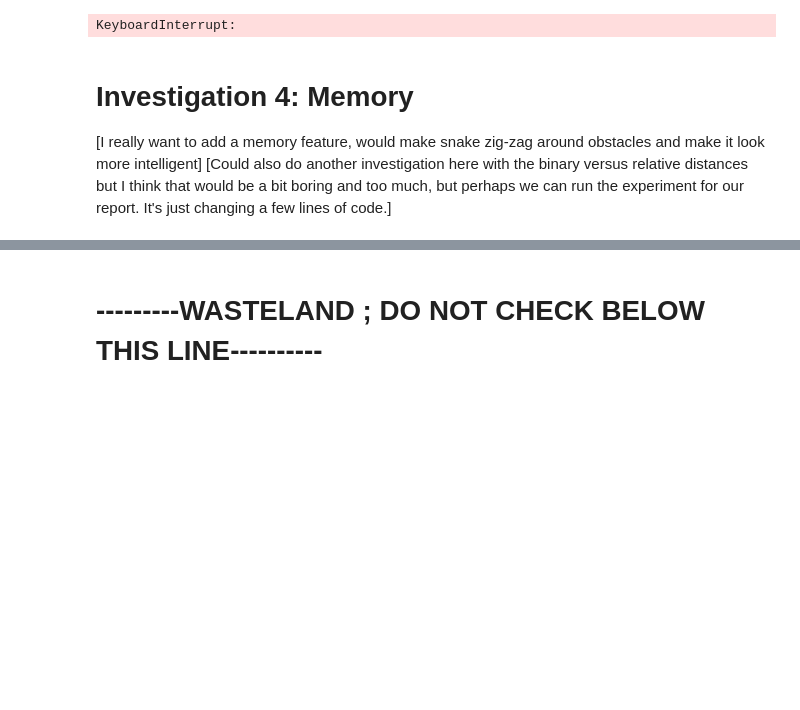
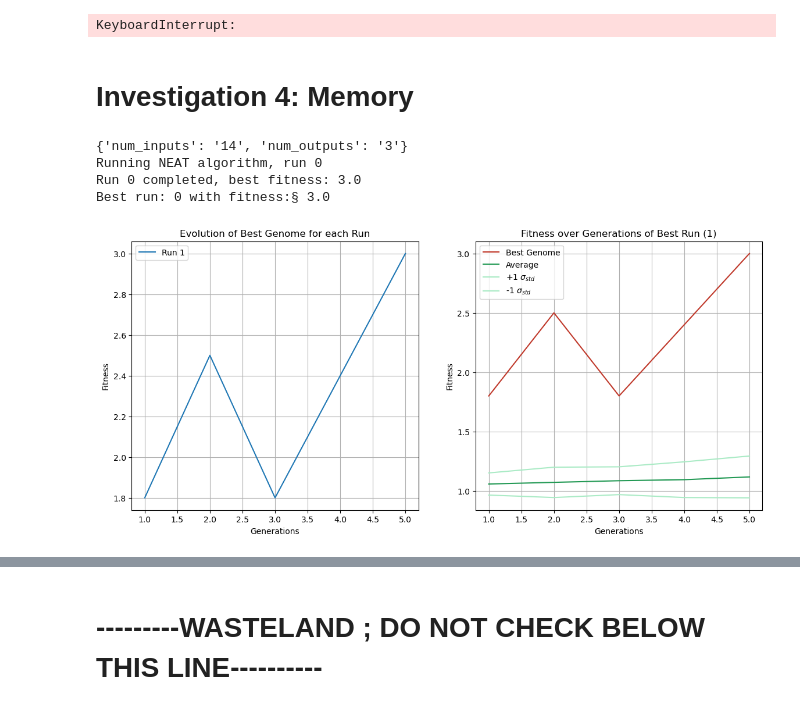
Before and after one commit to jasperpieterse/Brainy-Boa, a Jupyter notebook: brainy_boa.ipynb, the cells around one changed output, grey strips where cells are left out. Saved outputs shown, nothing was run; the diff lists cells and outputs as text; code cells hidden in the pictures; blank space fills up the shorter version.

```diff
--- a/brainy_boa.ipynb
+++ b/brainy_boa.ipynb
@@ -556,7 +581,77 @@ genome_2 = best_genomes[generation_nr_2]
 SnakeV6.test_winner(genome_2, neat_config_path)
 # %% [output]
 KeyboardInterrupt:
-# %% [markdown]
-# Investigation 4: Memory
-[I really want to add a memory feature, would make snake zig-zag around obstacles and make it look more intelligent]
-[Could also do another investigation here with the binary versus relative distances but I think that would be a bit boring and too much, but perhaps we can run the experiment for our report. It's just changing a few lines of code.]
+# %% [markdown]
+# Investigation 4: Memory
+# %%
+SnakeV7 = SnakeGame(input_features= ['relative_wall', 'relative_body','relative_apple', 'history'],
+                          input_frame_of_reference= 'SNAKE',
+                          output_frame_of_reference= 'SNAKE',
+                          history_length = 5,
+                          use_obstacles= False,
+                          n_runs = 5,
+                          n_generations = 30,
+                          time_interval= 200,
+                          checkpoint_interval= 10)
+
+#Update the NEAT configuration file with the input and output features of the SnakeV0 [This needs to be done every time the input features are changed]
+print(SnakeV7.neat_params['input_output']['DefaultGenome'])
+update_config('config-neat','DefaultGenome', SnakeV7.neat_params['input_output']['DefaultGenome'])
+
+#Run the NEAT algorithm on the SnakeV0
+SnakeV7_stats = SnakeV7.run_NEAT_repeated(neat_config_path)
+
+#Save results
+np.save(local_dir + '/' + Paths.RESULTS_PATH + 'SnakeV7_stats', SnakeV7_stats)
+
+# Get the best genome of all generations for all runs
+Baseline_winners = [stats.best_genome() for stats in SnakeV7_stats]
+
+# Get the best genome of all generations over all runs
+best_run_idx = np.argmax([winner.fitness for winner in Baseline_winners])
+print(f"Best run: {best_run_idx} with fitness:§ {Baseline_winners[best_run_idx].fitness}")
+# %% [output]
+{'num_inputs': '14', 'num_outputs': '3'}
+Running NEAT algorithm, run 0
+Run 0 completed, best fitness: 3.0
+Best run: 0 with fitness:§ 3.0
+# %%
+#Get statistics from the best run
+generations = range(1, SnakeV7.N_GENERATIONS + 1)
+winner_stats = SnakeV7_stats[best_run_idx]
+best_fitnesses = [g.fitness for g in winner_stats.most_fit_genomes]
+avg_fitnesses = np.array(winner_stats.get_fitness_mean())
+stdev_fitnesses = np.array(winner_stats.get_fitness_stdev())
+
+# Plot the best run statistics
+fig, (ax1, ax2) = plt.subplots(1, 2, figsize=(14, 6))
+
+# Get statistics from all runs
+best_genomes = [[g for g in stats.most_fit_genomes] for stats in SnakeV7_stats]
+
+# Plot the best genome of each run
+for i, genome in enumerate(best_genomes):
+    fitnesses = [g.fitness for g in genome]
+    ax1.plot(generations, fitnesses, label=f"Run {i + 1}")
+
+ax1.set_title("Evolution of Best Genome for each Run")
+ax1.set_xlabel("Generations")
+ax1.set_ylabel("Fitness")
+ax1.grid()
+ax1.legend(loc="best")
+
+ax2.plot(generations, best_fitnesses, color='#c0392b', label="Best Genome")
+ax2.plot(generations, avg_fitnesses, color='#229954', label="Average")
+ax2.plot(generations, avg_fitnesses + stdev_fitnesses, color='#abebc6', label="+1 $\sigma_{std}$")
+ax2.plot(generations, avg_fitnesses - stdev_fitnesses, color='#abebc6', label="-1 $\sigma_{std}$")
+
+ax2.set_title(f"Fitness over Generations of Best Run ({best_run_idx + 1})")
+ax2.set_xlabel("Generations")
+ax2.set_ylabel("Fitness")
+ax2.grid()
+ax2.legend(loc="best")
+
+
+plt.show()
+# %% [output]
+[figure, added]
```
Also changed, not shown: parts of 14 cells of this notebook, 4 other files.
